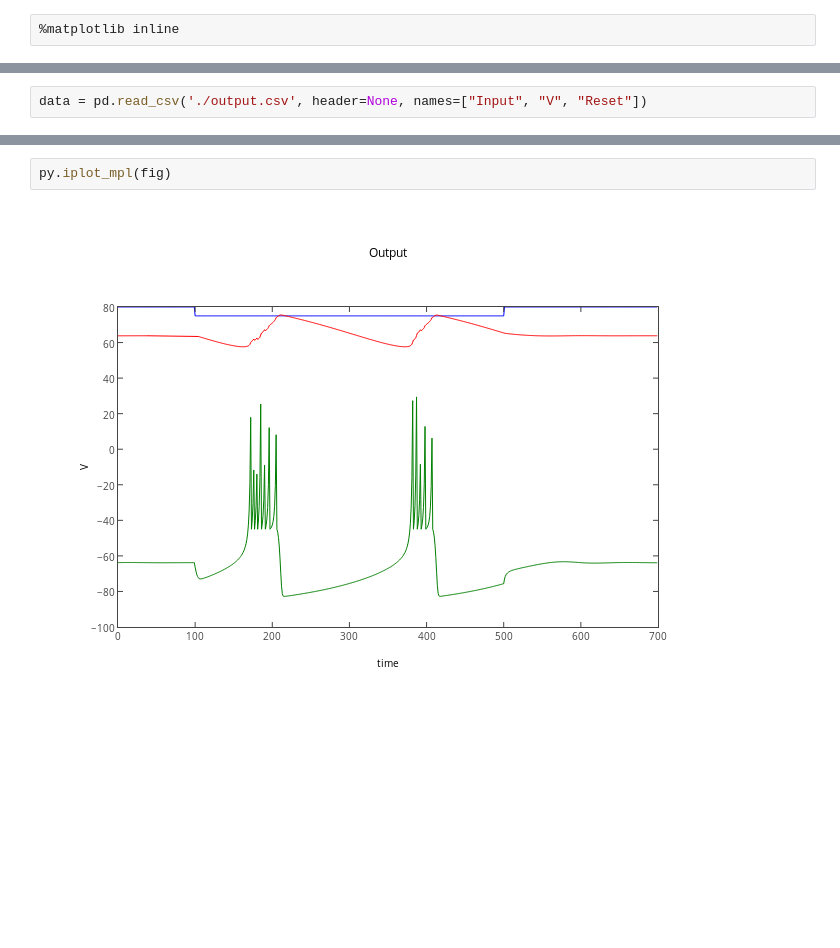
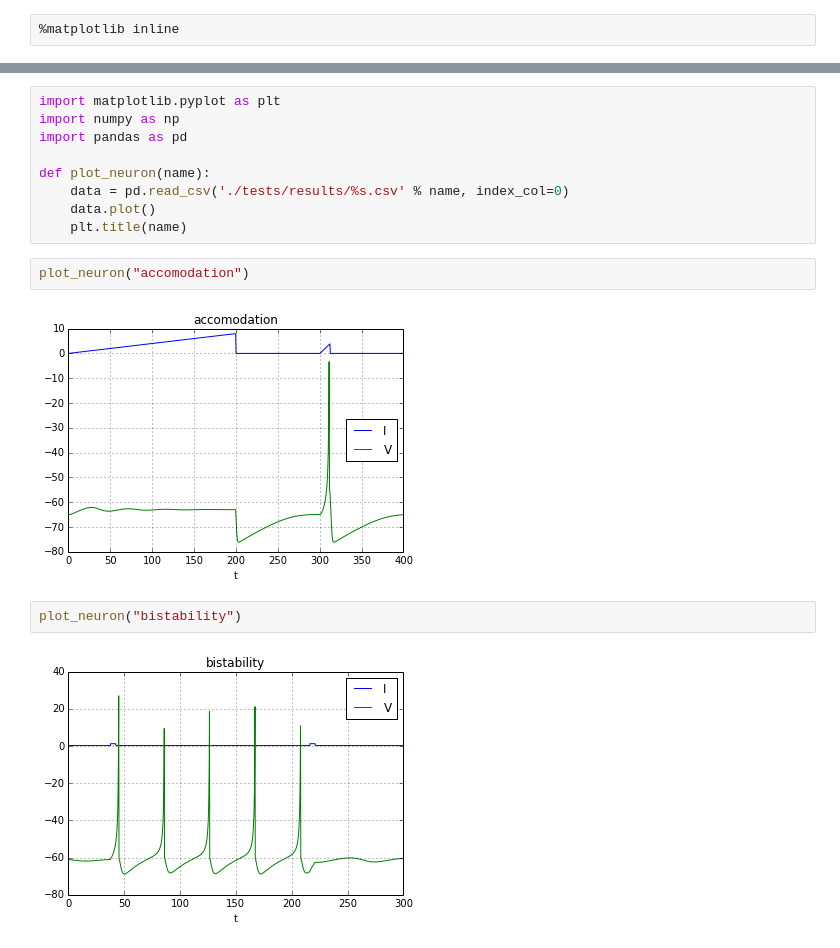
Before and after one commit to fomorians/neural-rs, a Jupyter notebook: Neural.ipynb, the cells around one changed output, grey strips where cells are left out. Saved outputs shown, nothing was run; the diff lists cells and outputs as text; blank space fills up the shorter version.

Commit message:
Adding support for accomodation model; writing and saving CSVs and updating iPython notebook

```diff
--- a/Neural.ipynb
+++ b/Neural.ipynb
@@ -12,2 +2,0 @@ py.sign_in("jimfleming", "t25hg641kv")
-# %%
-data = pd.read_csv('./output.csv', header=None, names=["Input", "V", "Reset"])
@@ -24,4 +3,17 @@ plt.show()
-# %%
-py.iplot_mpl(fig)
-# %% [output]
-[figure, removed]
+# %%
+import matplotlib.pyplot as plt
+import numpy as np
+import pandas as pd
+
+def plot_neuron(name):
+    data = pd.read_csv('./tests/results/%s.csv' % name, index_col=0)
+    data.plot()
+    plt.title(name)
+# %%
+plot_neuron("accomodation")
+# %% [output]
+[figure, added]
+# %%
+plot_neuron("bistability")
+# %% [output]
+[figure, added]
```
Also changed, not shown: parts of 21 cells of this notebook, 28 other files.
